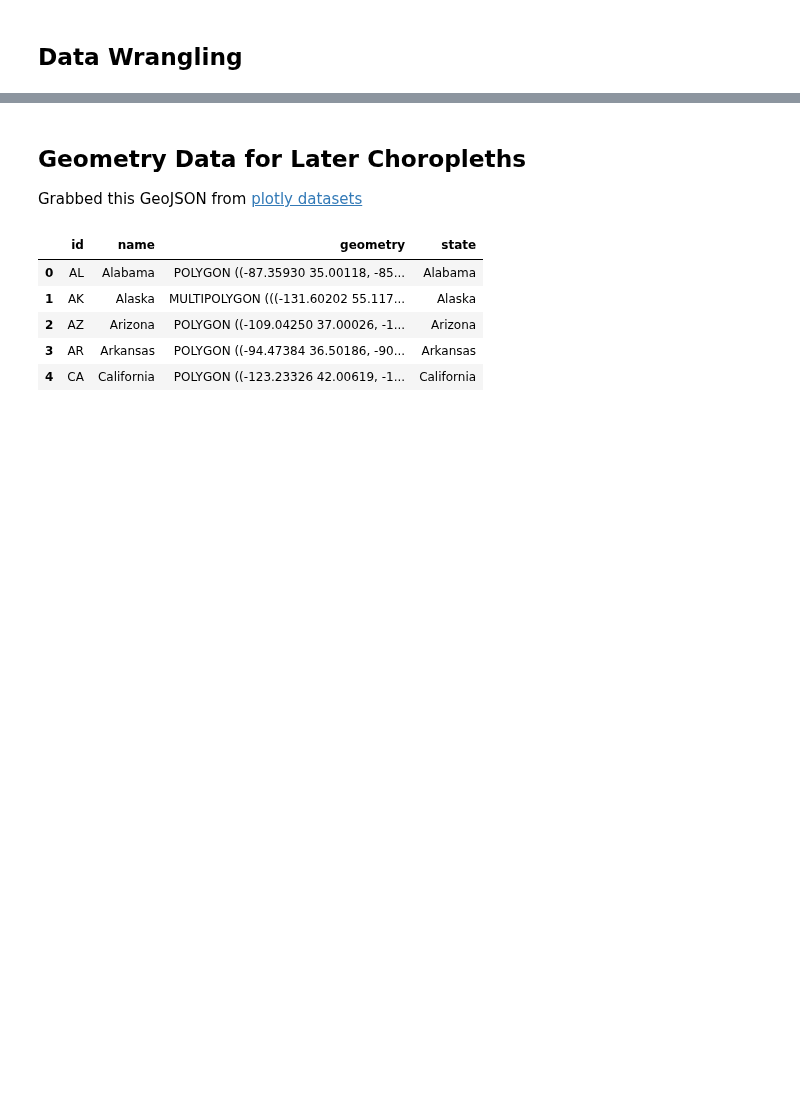
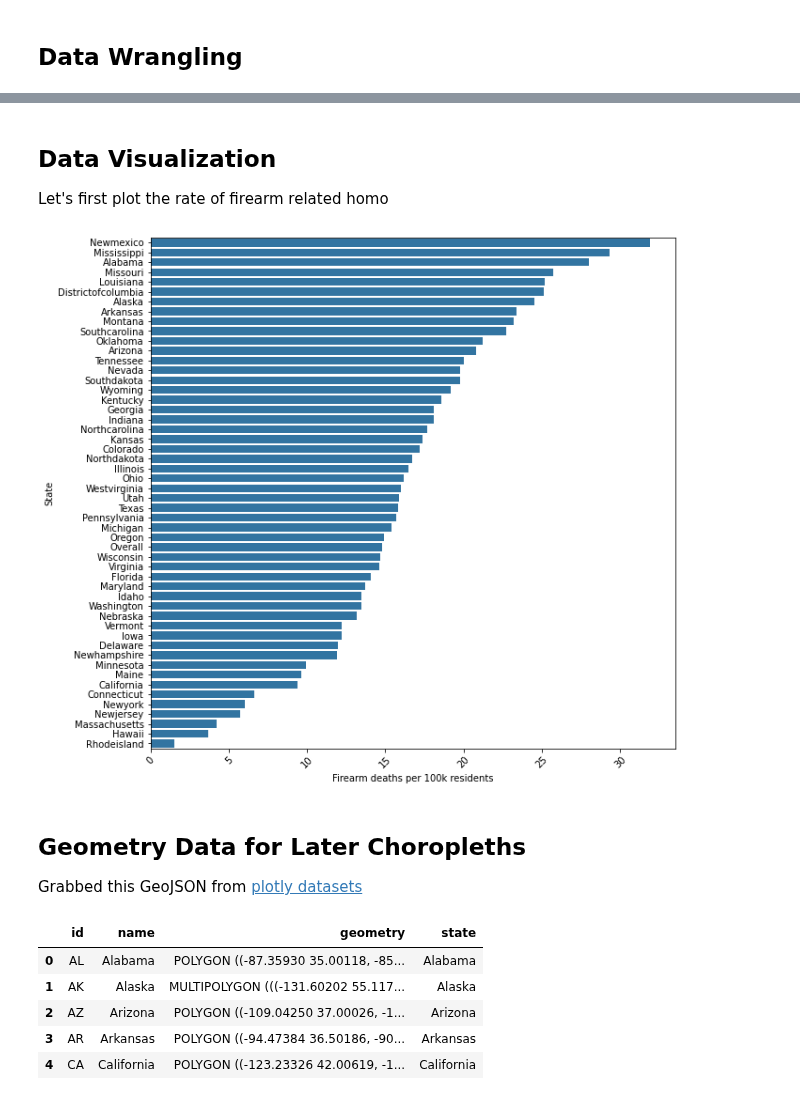
Before and after one commit to andrewbowen19/storiesDATA608, a Jupyter notebook: story3.ipynb, the cells around one changed output, grey strips where cells are left out. Cells and saved outputs as stored; diff of their text form; code cells hidden in the pictures; blank space fills up the shorter version.

```diff
--- a/story3.ipynb
+++ b/story3.ipynb
@@ -129,3 +97,20 @@ df.head()
+# %% [markdown]
+## Data Visualization
+Let's first plot the rate of firearm related homo
+# %%
+df_sorted = df.sort_values("2022 Q3", ascending=False)
+order = df.groupby("state").sum().sort_values(['2022 Q3'], ascending=False).index
+
+# Plot a sorted bar chart of deaths per 100k
+fig, ax = plt.subplots(figsize=(10, 10))
+sns.barplot(data=df, x="2022 Q3", y="state", order=order, orient="h")
+ax.set_xlabel("Firearm deaths per 100k residents")
+ax.set_ylabel("State")
+plt.xticks(rotation=45)
+
+plt.show()
+# %% [output]
+[figure, added]
 # %% [markdown]
 ## Geometry Data for Later Choropleths
 Grabbed this GeoJSON from [plotly datasets](https://github.com/plotly/datasets)
```
Also changed, not shown: parts of 16 cells of this notebook, 1 other file.
